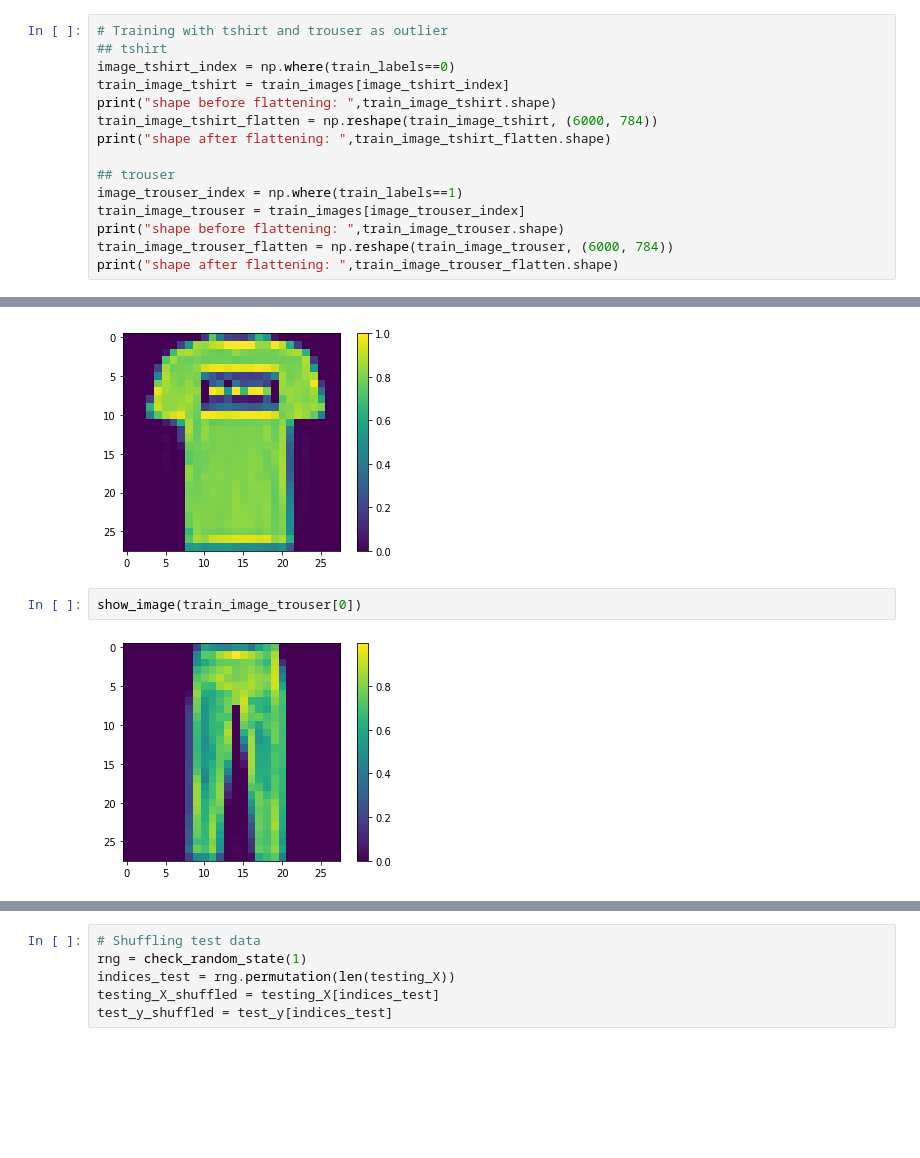
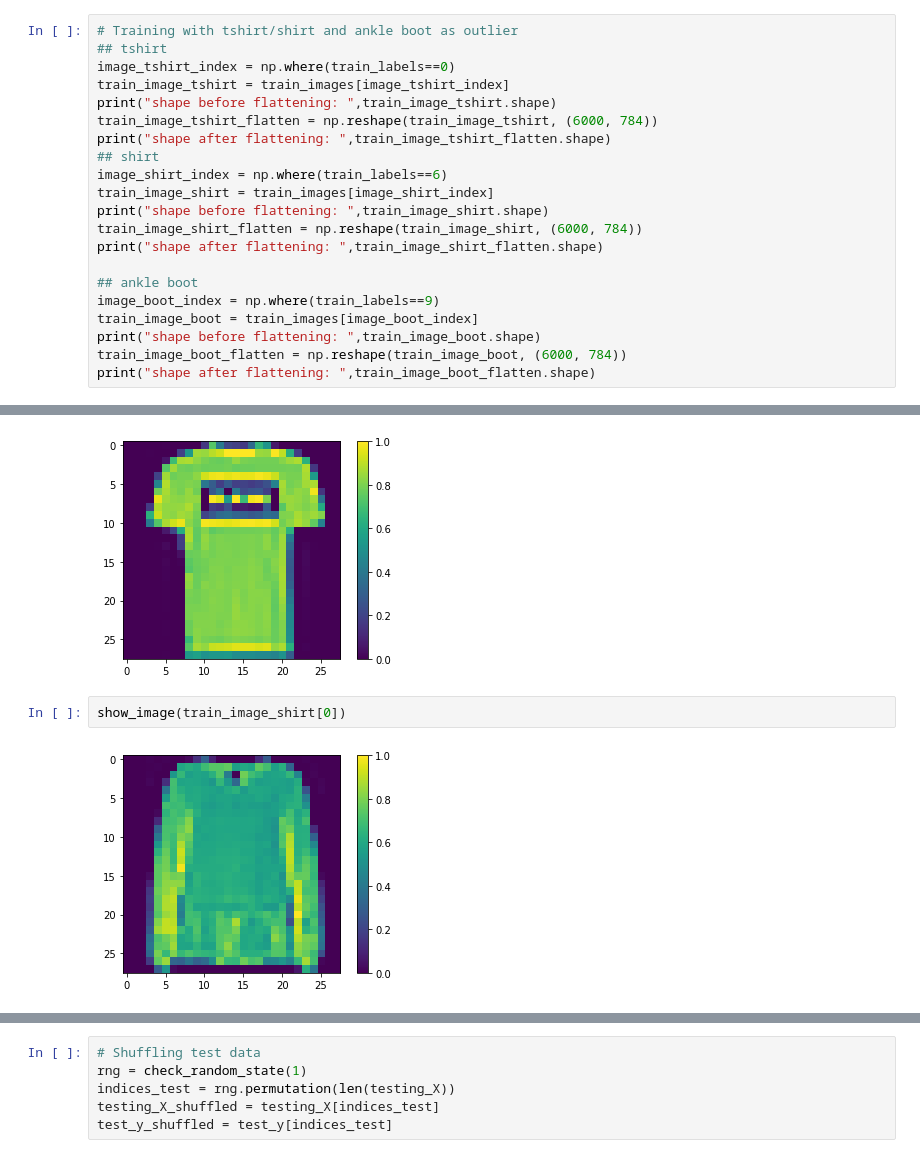
Before and after one commit to Debottam/MachinLearningEx, a Jupyter notebook: tripletVAE_mnist.ipynb, the cells around one changed output, grey strips where cells are left out. Drawn from its saved outputs; the diff is of its cells as text; blank space fills up the shorter version.

```diff
--- a/tripletVAE_mnist.ipynb
+++ b/tripletVAE_mnist.ipynb
@@ -34,20 +35,26 @@ def show_image(image):
     plt.grid(False)
     plt.show()
 # %%
-# Training with tshirt and trouser as outlier
+# Training with tshirt/shirt and ankle boot as outlier
 ## tshirt
 image_tshirt_index = np.where(train_labels==0)
 train_image_tshirt = train_images[image_tshirt_index]
 print("shape before flattening: ",train_image_tshirt.shape)
 train_image_tshirt_flatten = np.reshape(train_image_tshirt, (6000, 784))
 print("shape after flattening: ",train_image_tshirt_flatten.shape)
+## shirt
+image_shirt_index = np.where(train_labels==6)
+train_image_shirt = train_images[image_shirt_index]
+print("shape before flattening: ",train_image_shirt.shape)
+train_image_shirt_flatten = np.reshape(train_image_shirt, (6000, 784))
+print("shape after flattening: ",train_image_shirt_flatten.shape)
 
-## trouser
-image_trouser_index = np.where(train_labels==1)
-train_image_trouser = train_images[image_trouser_index]
-print("shape before flattening: ",train_image_trouser.shape)
-train_image_trouser_flatten = np.reshape(train_image_trouser, (6000, 784))
-print("shape after flattening: ",train_image_trouser_flatten.shape)
+## ankle boot
+image_boot_index = np.where(train_labels==9)
+train_image_boot = train_images[image_boot_index]
+print("shape before flattening: ",train_image_boot.shape)
+train_image_boot_flatten = np.reshape(train_image_boot, (6000, 784))
+print("shape after flattening: ",train_image_boot_flatten.shape)
 # %% [output]
 shape before flattening:  (6000, 28, 28)
 shape after flattening:  (6000, 784)
@@ -58,6 +67,6 @@ show_image(train_image_tshirt[0])
 # %% [output]
 [figure]
 # %%
-show_image(train_image_trouser[0])
+show_image(train_image_shirt[0])
 # %% [output]
-[figure, old version]
+[figure, new version]
```
Also changed, not shown: parts of 43 cells of this notebook.
